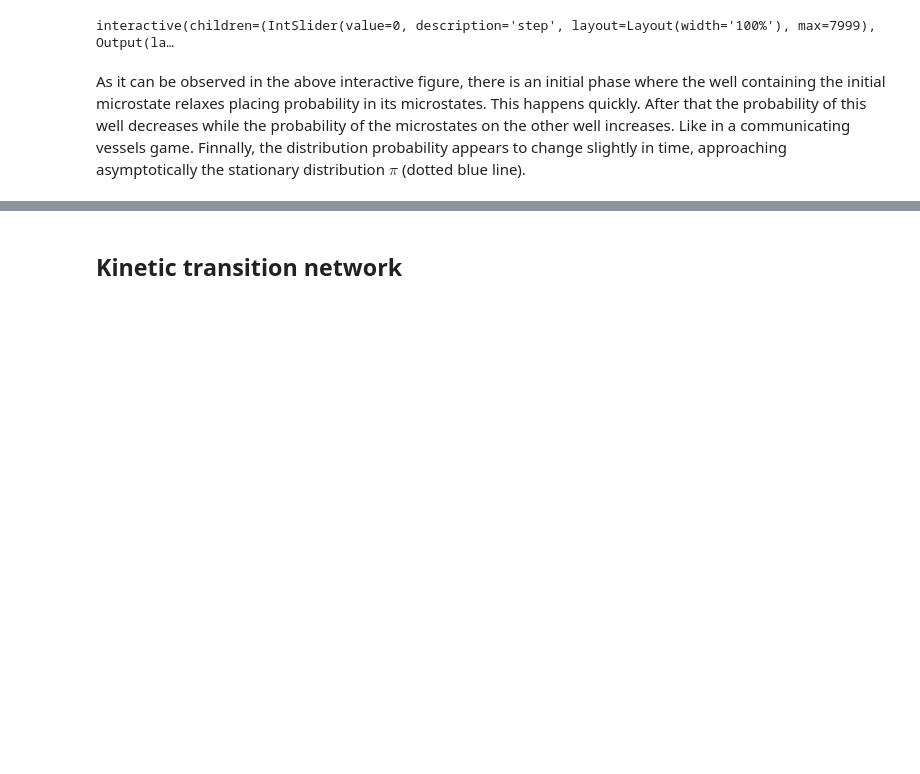
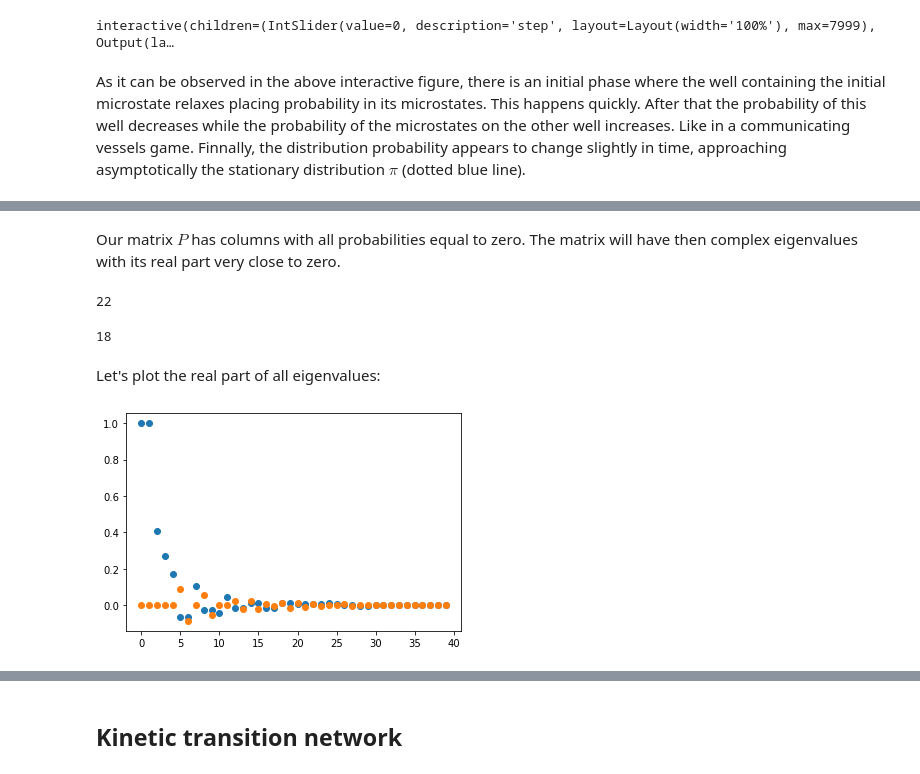
Before and after one commit to uibcdf/Adaptive_Sampling, a Jupyter notebook: Double_Well_1dim/MSM.ipynb, the cells around one changed output, grey strips where cells are left out. Saved outputs shown, nothing was run; the diff lists cells and outputs as text; code cells hidden in the pictures; blank space fills up the shorter version.

```diff
--- a/Double_Well_1dim/MSM.ipynb
+++ b/Double_Well_1dim/MSM.ipynb
@@ -645,0 +652,20 @@ The transition probability
+# %%
+eigenvalues, eigenvectors = np.linalg.eig(P)
+# %% [markdown]
+Our matrix $P$ has columns with all probabilities equal to zero. The matrix will have then complex eigenvalues with its real part very close to zero.
+# %%
+np.isreal(eigenvalues).sum() # Number of real eigenvalues
+# %% [output]
+22
+# %%
+np.iscomplex(eigenvalues).sum() # Number of complex eigenvalues
+# %% [output]
+18
+# %% [markdown]
+Let's plot the real part of all eigenvalues:
+# %%
+plt.scatter(range(N), eigenvalues.real)
+plt.scatter(range(N), eigenvalues.imag)
+plt.show()
+# %% [output]
+[figure, added]
```
Also changed, not shown: parts of 8 cells of this notebook.
